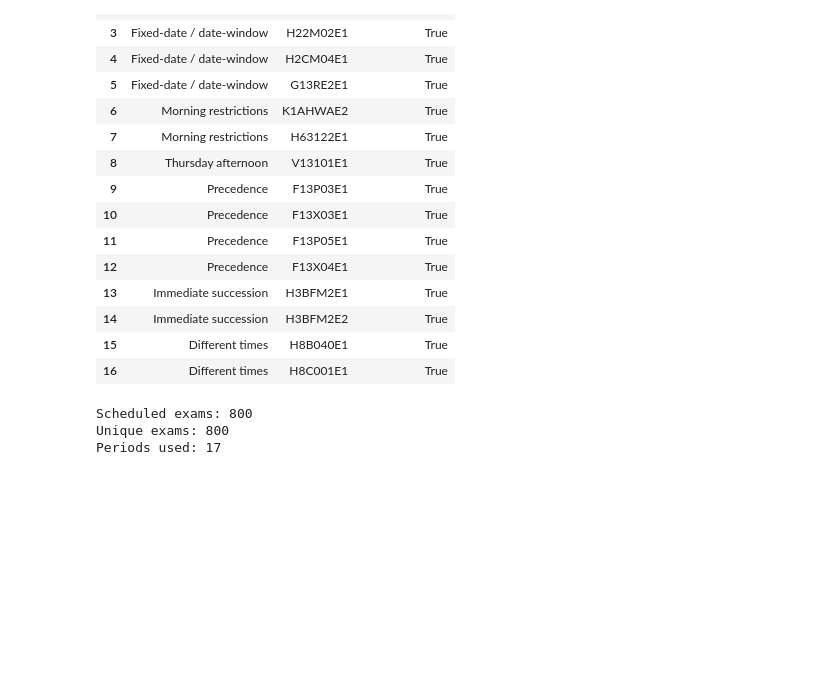
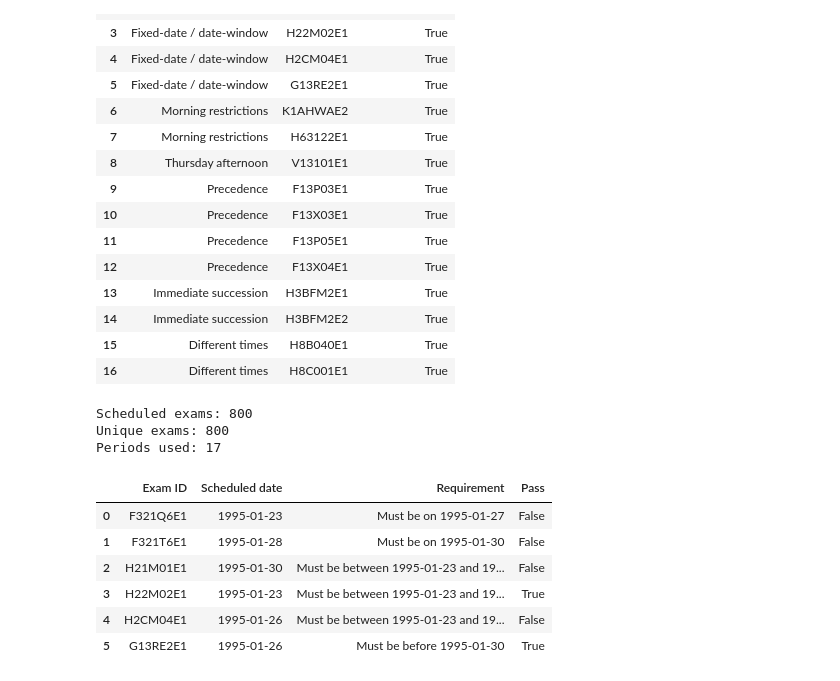
Before and after one commit to PHGNKavindya/adaptive-exam-timetabling, a Jupyter notebook: src/05_evaluate_results.ipynb, the cells around one changed output. Drawn from its saved outputs; the diff is of its cells as text; code cells hidden in the pictures; blank space fills up the shorter version.

```diff
--- a/src/05_evaluate_results.ipynb
+++ b/src/05_evaluate_results.ipynb
@@ -253,3 +253,49 @@ print("Periods used:", schedule["period_index"].nunique())
 Scheduled exams: 800
 Unique exams: 800
 Periods used: 17
+# %%
+schedule_lookup = schedule.set_index("exam_id")
+
+date_rules = {
+    "F321Q6E1": ("exact", "1995-01-27"),
+    "F321T6E1": ("exact", "1995-01-30"),
+    "H21M01E1": ("range", "1995-01-23", "1995-01-24"),
+    "H22M02E1": ("range", "1995-01-23", "1995-01-24"),
+    "H2CM04E1": ("range", "1995-01-23", "1995-01-24"),
+    "G13RE2E1": ("before", "1995-01-30"),
+}
+
+date_check_rows = []
+
+for exam_id, rule in date_rules.items():
+    exam_date = pd.to_datetime(schedule_lookup.loc[exam_id, "date"])
+
+    if rule[0] == "exact":
+        valid = exam_date == pd.Timestamp(rule[1])
+        requirement = f"Must be on {rule[1]}"
+
+    elif rule[0] == "range":
+        valid = pd.Timestamp(rule[1]) <= exam_date <= pd.Timestamp(rule[2])
+        requirement = f"Must be between {rule[1]} and {rule[2]}"
+
+    else:
+        valid = exam_date < pd.Timestamp(rule[1])
+        requirement = f"Must be before {rule[1]}"
+
+    date_check_rows.append({
+        "Exam ID": exam_id,
+        "Scheduled date": exam_date.date(),
+        "Requirement": requirement,
+        "Pass": valid,
+    })
+
+date_check_df = pd.DataFrame(date_check_rows)
+date_check_df
+# %% [output]
+|  | Exam ID | Scheduled date | Requirement | Pass |
+| 0 | F321Q6E1 | 1995-01-23 | Must be on 1995-01-27 | False |
+| 1 | F321T6E1 | 1995-01-28 | Must be on 1995-01-30 | False |
+| 2 | H21M01E1 | 1995-01-30 | Must be between 1995-01-23 and 19... | False |
+| 3 | H22M02E1 | 1995-01-23 | Must be between 1995-01-23 and 19... | True |
+| 4 | H2CM04E1 | 1995-01-26 | Must be between 1995-01-23 and 19... | False |
+| 5 | G13RE2E1 | 1995-01-26 | Must be before 1995-01-30 | True |
```
Also changed, not shown: parts of 1 cell of this notebook, 1 other file.
